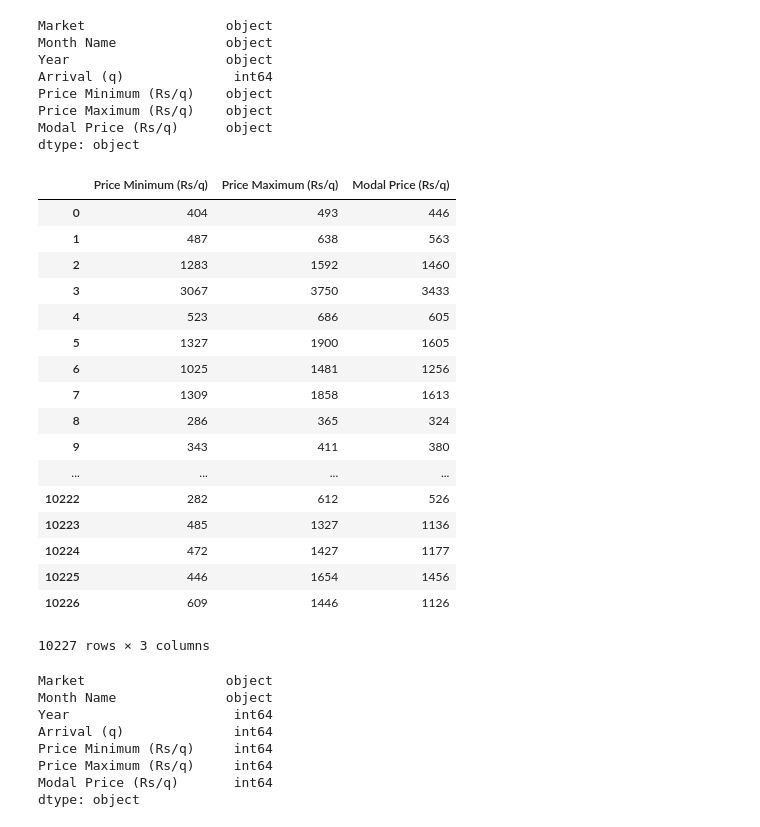
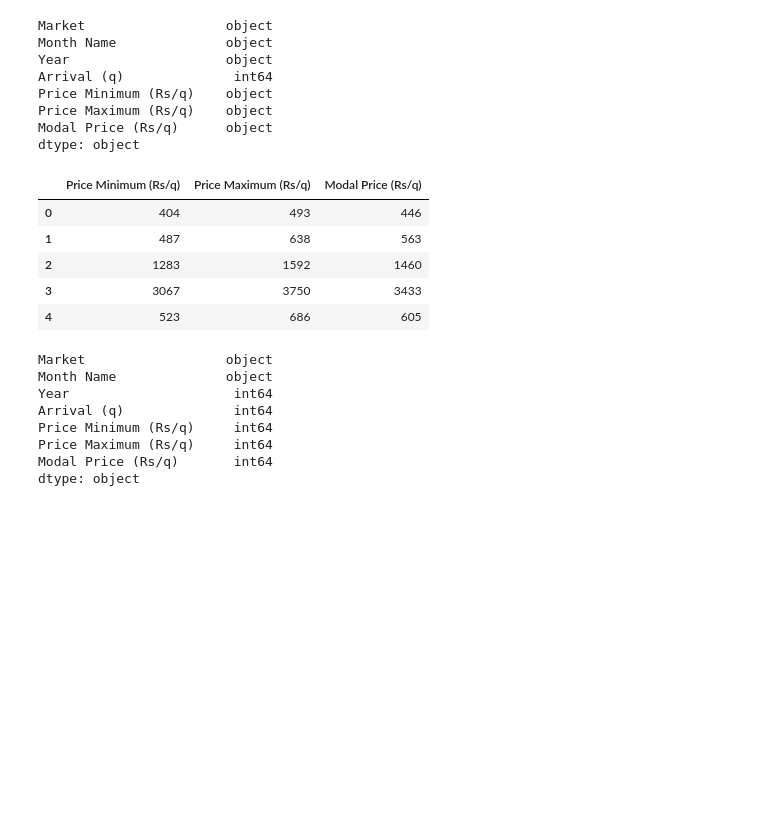
Before and after one commit to ababook/intro-python-data-science, a Jupyter notebook: onion/3-Refine.ipynb, the cells around one changed output. Cells and saved outputs as stored; diff of their text form; code cells hidden in the pictures; blank space fills up the shorter version.

```diff
--- a/onion/3-Refine.ipynb
+++ b/onion/3-Refine.ipynb
@@ -81,26 +81,14 @@ Price Maximum (Rs/q)    object
 Modal Price (Rs/q)      object
 dtype: object
 # %%
-df.iloc[:,4:7]
+df.iloc[:,4:7].head()
 # %% [output]
 |  | Price Minimum (Rs/q) | Price Maximum (Rs/q) | Modal Price (Rs/q) |
 | 0 | 404 | 493 | 446 |
 | 1 | 487 | 638 | 563 |
 | 2 | 1283 | 1592 | 1460 |
 | 3 | 3067 | 3750 | 3433 |
 | 4 | 523 | 686 | 605 |
-| 5 | 1327 | 1900 | 1605 |
-| 6 | 1025 | 1481 | 1256 |
-| 7 | 1309 | 1858 | 1613 |
-| 8 | 286 | 365 | 324 |
-| 9 | 343 | 411 | 380 |
-| ... | ... | ... | ... |
-| 10222 | 282 | 612 | 526 |
-| 10223 | 485 | 1327 | 1136 |
-| 10224 | 472 | 1427 | 1177 |
-| 10225 | 446 | 1654 | 1456 |
-| 10226 | 609 | 1446 | 1126 |
-10227 rows × 3 columns
 # %%
 df.iloc[:,2:7] = df.iloc[:,2:7].astype(int)
 # %%
```
Also changed, not shown: parts of 26 cells of this notebook, 5 other files.
